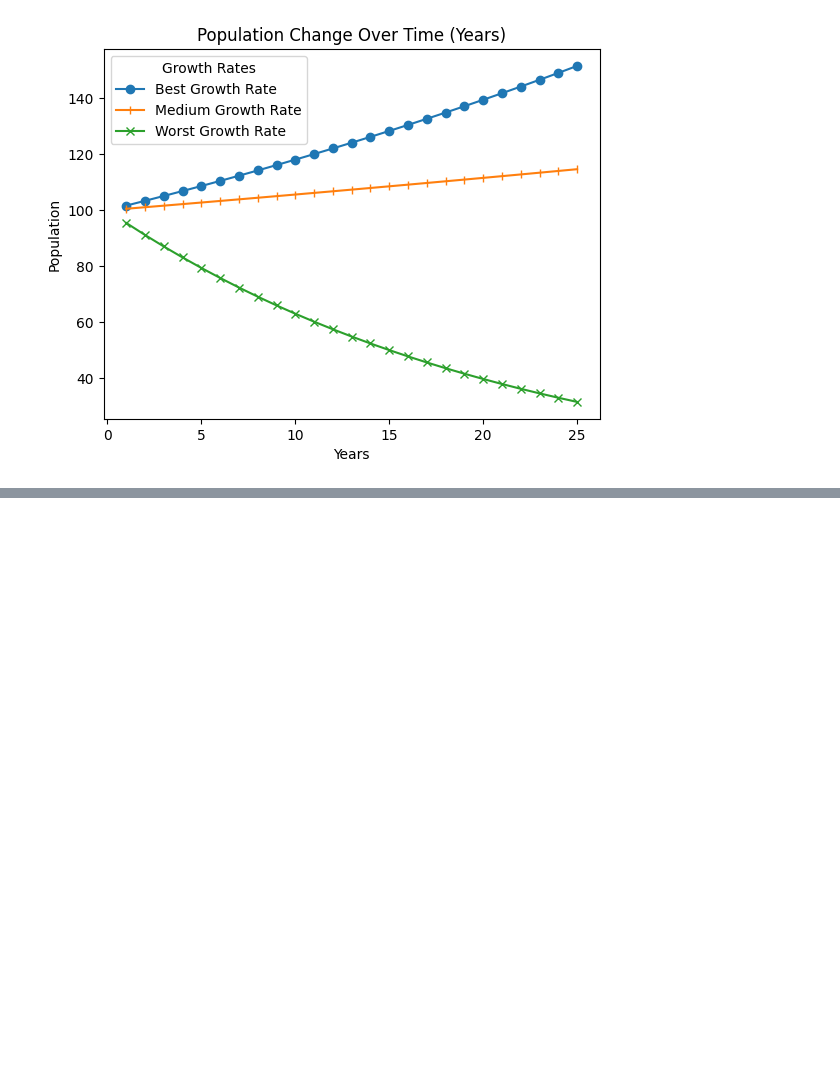
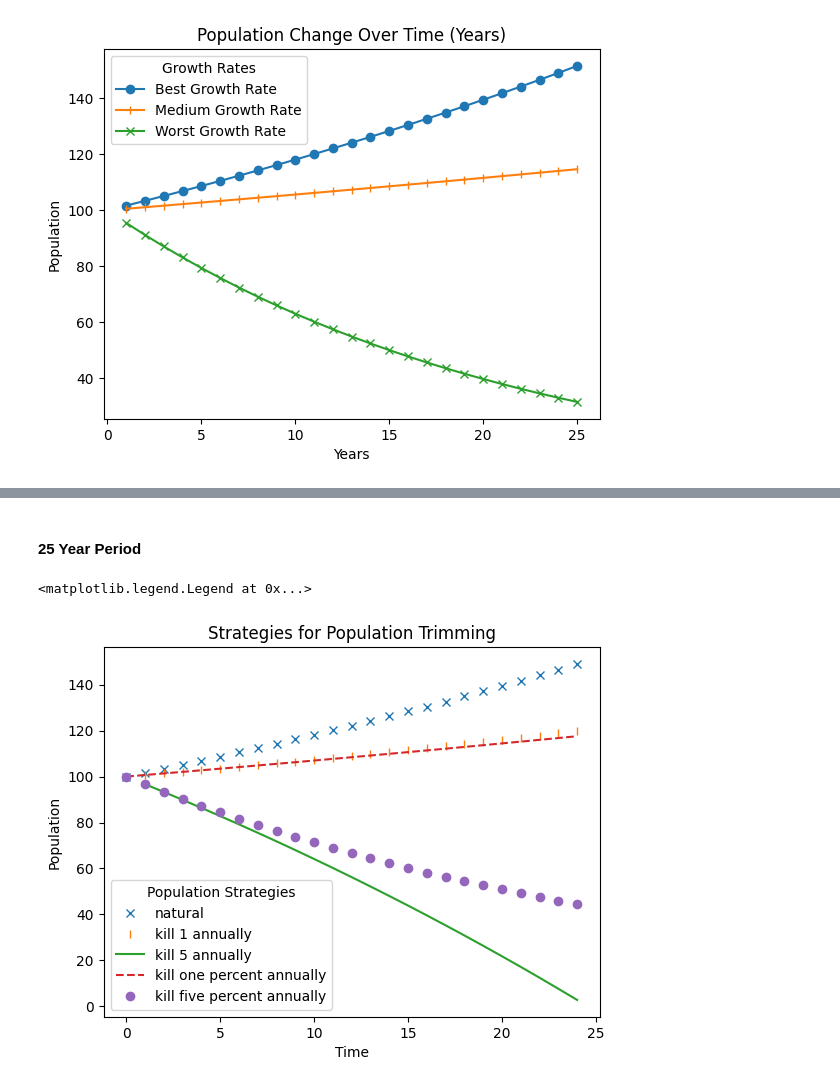
Before and after one commit to EmilioD19/Math42, a Jupyter notebook: Math42HW2.ipynb, the cells around one changed output, grey strips where cells are left out. Drawn from its saved outputs; the diff is of its cells as text; code cells hidden in the pictures; blank space fills up the shorter version.

```diff
--- a/Math42HW2.ipynb
+++ b/Math42HW2.ipynb
@@ -89,0 +148,63 @@ plt.legend(title = "Growth Rates")
+# %% [markdown]
+#### 25 Year Period
+# %%
+# Set the natural growth rate
+r_best = 0.01676
+
+initial_population = 100
+
+X = initial_population
+x_k_one = initial_population
+x_k_five = initial_population
+x_k_5perc = initial_population
+x_k_1perc = initial_population
+
+h_one = -1
+h_five = -5
+
+
+N_year = 25
+
+data = []
+row = {"Time": 0,
+       "X": X,
+       "X_kill_one": x_k_one,
+       "X_kill_5": x_k_five,
+       "X_kill_one_perc": x_k_1perc,
+       "X_kill_five_perc": x_k_5perc
+       }
+
+data.append(row)
+
+for k in range(1,N_year):
+    X = (1 + r_best) * X
+    x_k_one = (1 + r_best) * x_k_one + h_one
+    x_k_five = (1 + r_best) * x_k_five + h_five
+    x_k_1perc = (1 + r_best) * x_k_1perc - (0.01 * x_k_1perc)
+    x_k_5perc = (1 + r_best) * x_k_5perc - (0.05 * x_k_5perc)
+
+    row = { "Time" : k,
+           "X": X,
+           "X_kill_one": x_k_one,
+           "X_kill_five": x_k_five,
+           "X_kill_one_perc": x_k_1perc,
+           "X_kill_five_perc": x_k_5perc
+    }
+    data.append(row)
+
+df = pd.DataFrame(data)
+
+
+plt.plot(df["Time"], df["X"], "x", label = "natural")
+plt.plot(df["Time"], df["X_kill_one"], "|", label = "kill 1 annually")
+plt.plot(df["Time"], df["X_kill_five"], "-", label = "kill 5 annually")
+plt.plot(df["Time"], df["X_kill_one_perc"], "--", label = "kill one percent annually")
+plt.plot(df["Time"], df["X_kill_five_perc"], "o", label = "kill five percent annually")
+
+plt.xlabel("Time")
+plt.ylabel("Population")
+plt.title("Strategies for Population Trimming")
+plt.legend(title = "Population Strategies")
+# %% [output]
+<matplotlib.legend.Legend at 0x...>
+[figure, added]
```
Also changed, not shown: parts of 23 cells of this notebook, 3 other files.
